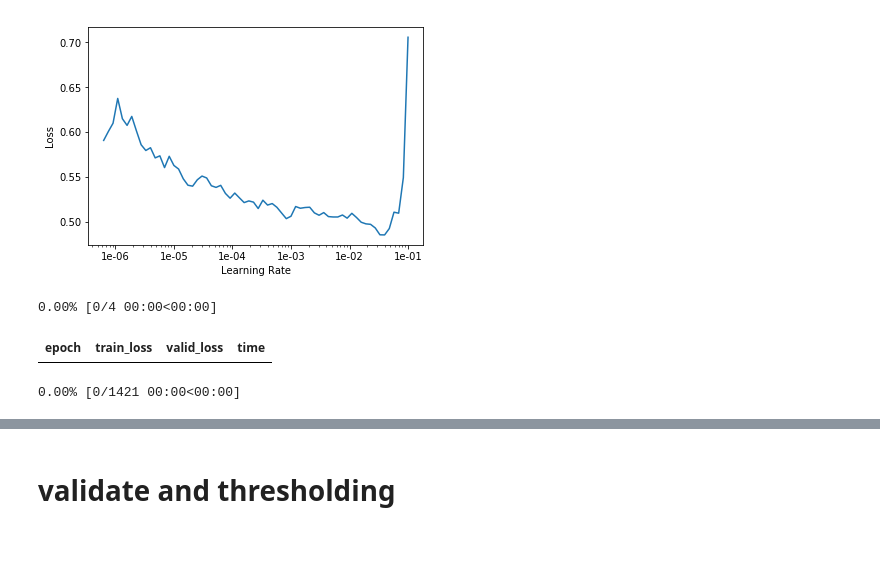
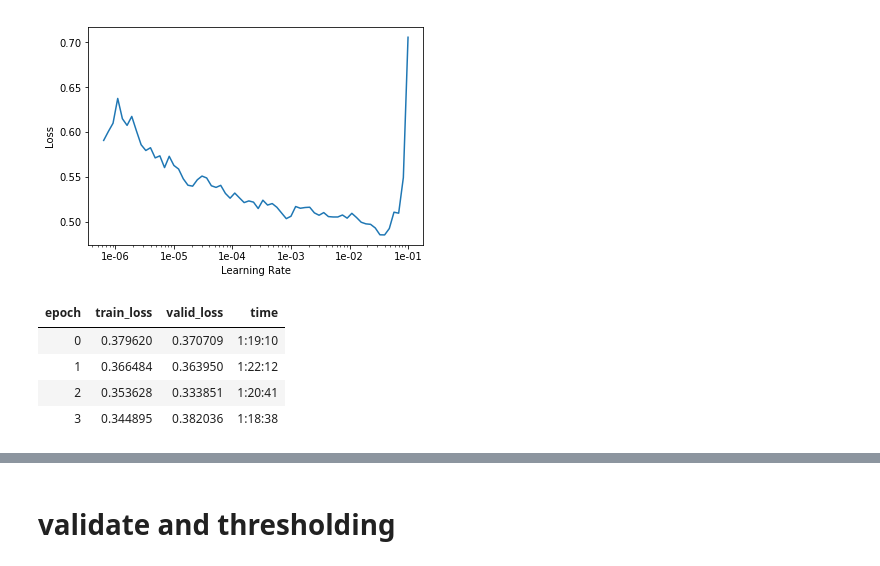
Before and after one commit to yang-zhang/aptos2019-blindness-detection, a Jupyter notebook: nbs/CvCropExtrnDataProg0704.ipynb, the cells around one changed output, grey strips where cells are left out. Drawn from its saved outputs; the diff is of its cells as text; code cells hidden in the pictures.

```diff
--- a/nbs/CvCropExtrnDataProg0704.ipynb
+++ b/nbs/CvCropExtrnDataProg0704.ipynb
@@ -460,11 +460,13 @@ learn.recorder.plot()
 [figure]
 # %%
 set_torch_seed()
-learn.fit_one_cycle(4, max_lr = 1e-2)
+learn.fit_one_cycle(4, max_lr = 1e-3)
 # %% [output]
-0.00% [0/4 00:00<00:00]
 | epoch | train_loss | valid_loss | time |
+| 0 | 0.379620 | 0.370709 | 1:19:10 |
+| 1 | 0.366484 | 0.363950 | 1:22:12 |
+| 2 | 0.353628 | 0.333851 | 1:20:41 |
+| 3 | 0.344895 | 0.382036 | 1:18:38 |
-0.00% [0/1421 00:00<00:00]
 # %%
 learn.recorder.plot_losses()
 # learn.recorder.plot_metrics()
```
Also changed, not shown: parts of 34 cells of this notebook.
